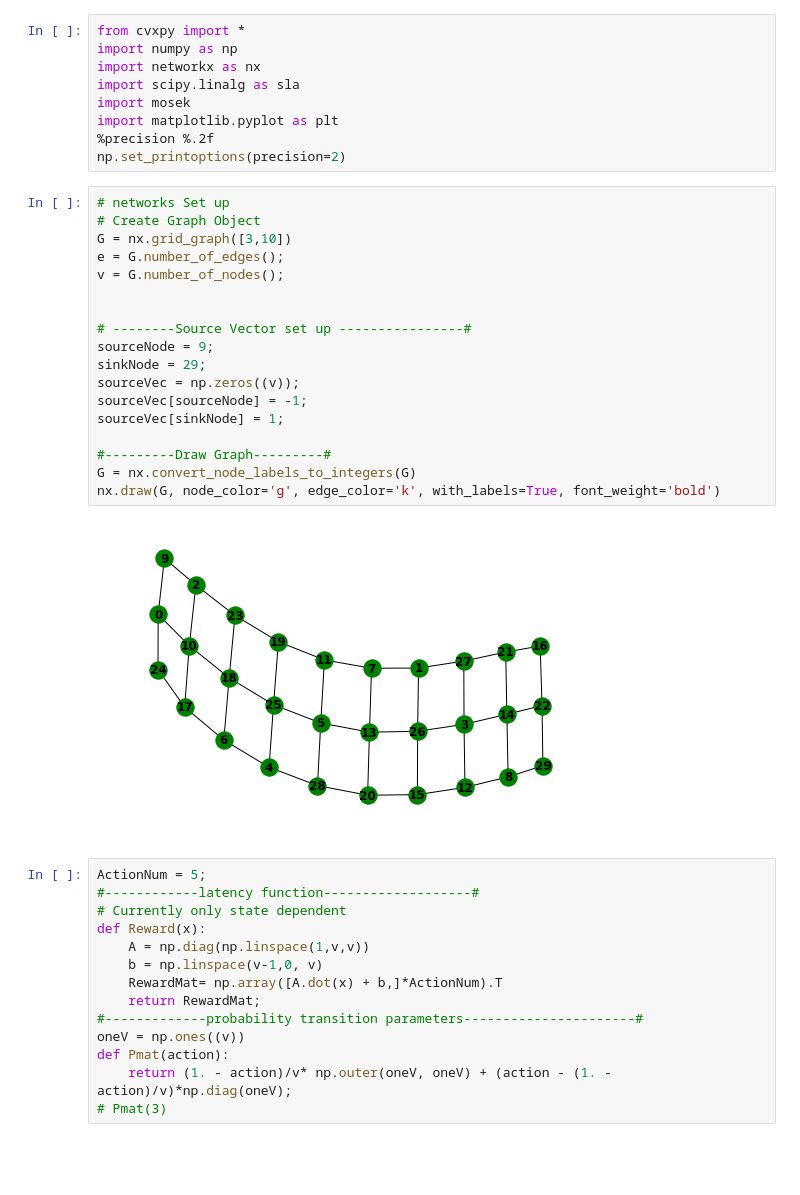
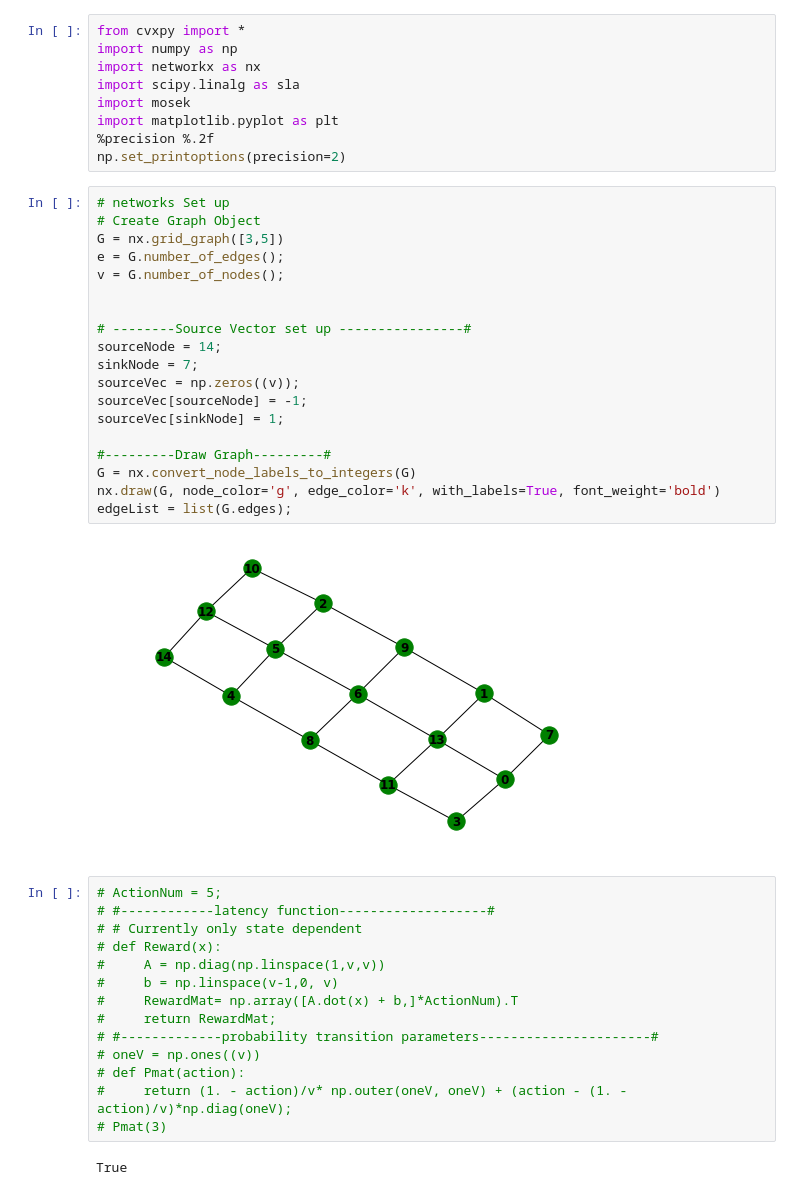
Before and after one commit to danjcalderone/mdp, a Jupyter notebook: Simulations/RoutingSim.ipynb, the cells around one changed output. Drawn from its saved outputs; the diff is of its cells as text; blank space fills up the shorter version.

```diff
--- a/Simulations/RoutingSim.ipynb
+++ b/Simulations/RoutingSim.ipynb
@@ -10,37 +10,40 @@ np.set_printoptions(precision=2)
 # %%
 # networks Set up
 # Create Graph Object
-G = nx.grid_graph([3,10])
+G = nx.grid_graph([3,5])
 e = G.number_of_edges();
 v = G.number_of_nodes();
 
 
 # --------Source Vector set up ----------------#
-sourceNode = 9;
-sinkNode = 29;
+sourceNode = 14;
+sinkNode = 7;
 sourceVec = np.zeros((v));
 sourceVec[sourceNode] = -1;
 sourceVec[sinkNode] = 1;
 
 #---------Draw Graph---------#
 G = nx.convert_node_labels_to_integers(G)
 nx.draw(G, node_color='g', edge_color='k', with_labels=True, font_weight='bold')
+edgeList = list(G.edges);
 # %% [output]
-[figure, old version]
+[figure, new version]
 # %%
-ActionNum = 5;
-#------------latency function-------------------#
-# Currently only state dependent
-def Reward(x):
-    A = np.diag(np.linspace(1,v,v))
-    b = np.linspace(v-1,0, v)
-    RewardMat= np.array([A.dot(x) + b,]*ActionNum).T
-    return RewardMat;
-#-------------probability transition parameters----------------------#
-oneV = np.ones((v))
-def Pmat(action):
-    return (1. - action)/v* np.outer(oneV, oneV) + (action - (1. - action)/v)*np.diag(oneV);
+# ActionNum = 5;
+# #------------latency function-------------------#
+# # Currently only state dependent
+# def Reward(x):
+#     A = np.diag(np.linspace(1,v,v))
+#     b = np.linspace(v-1,0, v)
+#     RewardMat= np.array([A.dot(x) + b,]*ActionNum).T
+#     return RewardMat;
+# #-------------probability transition parameters----------------------#
+# oneV = np.ones((v))
+# def Pmat(action):
+#     return (1. - action)/v* np.outer(oneV, oneV) + (action - (1. - action)/v)*np.diag(oneV);
 # Pmat(3)
+# %% [output]
+True
 # %%
 # Generate routes matrix
 def RouteGen(graph, edgeSet, sourceN, sinkN):
```
Also changed, not shown: parts of 6 cells of this notebook.
